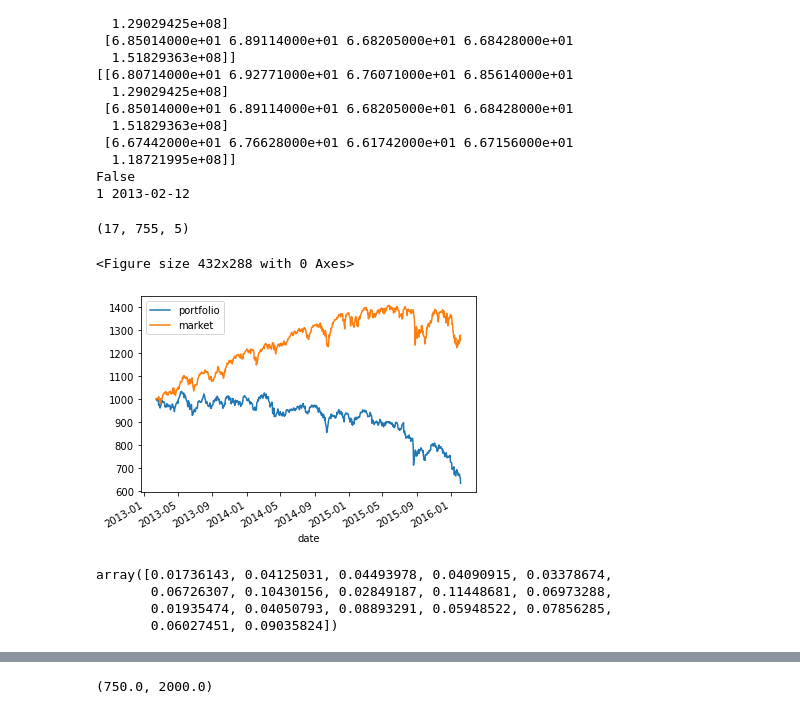
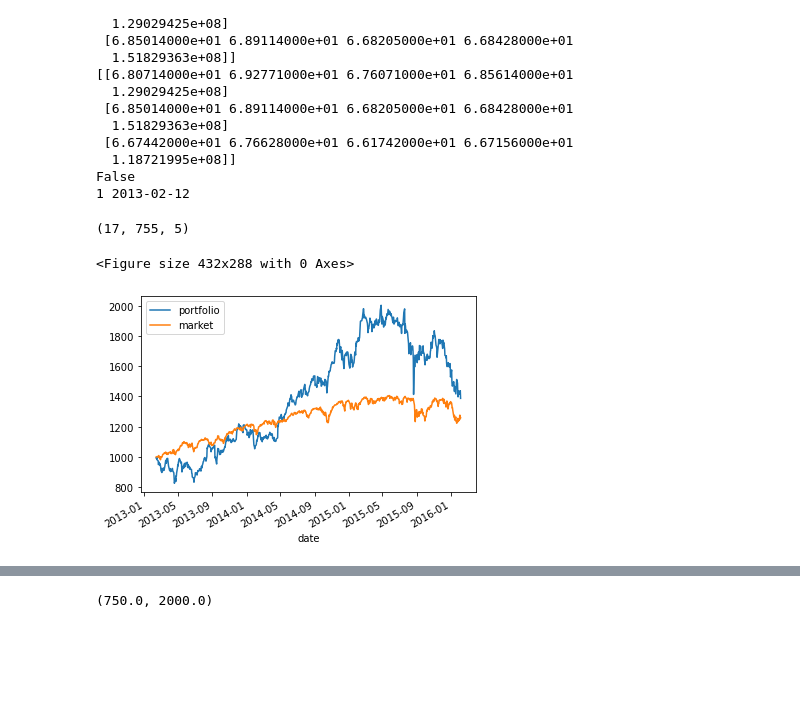
Before and after one commit to ChenYiYuIvan/rl_portfolio_management, a Jupyter notebook: testing.ipynb, the cells around one changed output, grey strips where cells are left out. Saved outputs shown, nothing was run; the diff lists cells and outputs as text; code cells hidden in the pictures; blank space fills up the shorter version.

```diff
--- a/testing.ipynb
+++ b/testing.ipynb
@@ -33,27 +30,22 @@ False
 # %%
 from src.environments.portfolio import Portfolio
 import numpy as np
 
 p = Portfolio("2013-02-12", "2016-02-05", 3, continuous=False)
 print(p.market.data.shape)
 
 p.reset()
 while True:
-    action = np.random.rand(17)
-    action = action / action.sum()
+    #action = np.random.rand(17)
+    #action = action / action.sum()
+    action = np.zeros(17)
+    action[1] = 1
     a,b,c,d = p.step(action)
     if c:
         break
 
 p.render()
 # %% [output]
 (17, 755, 5)
 <Figure size 432x288 with 0 Axes>
-[figure, old version]
+[figure, new version]
-# %%
-p.infos[0]['action']
-# %% [output]
-array([0.01736143, 0.04125031, 0.04493978, 0.04090915, 0.03378674,
-       0.06726307, 0.10430156, 0.02849187, 0.11448681, 0.06973288,
-       0.01935474, 0.04050793, 0.08893291, 0.05948522, 0.07856285,
-       0.06027451, 0.09035824])
```
Also changed, not shown: parts of 3 cells of this notebook, 1 other file.
